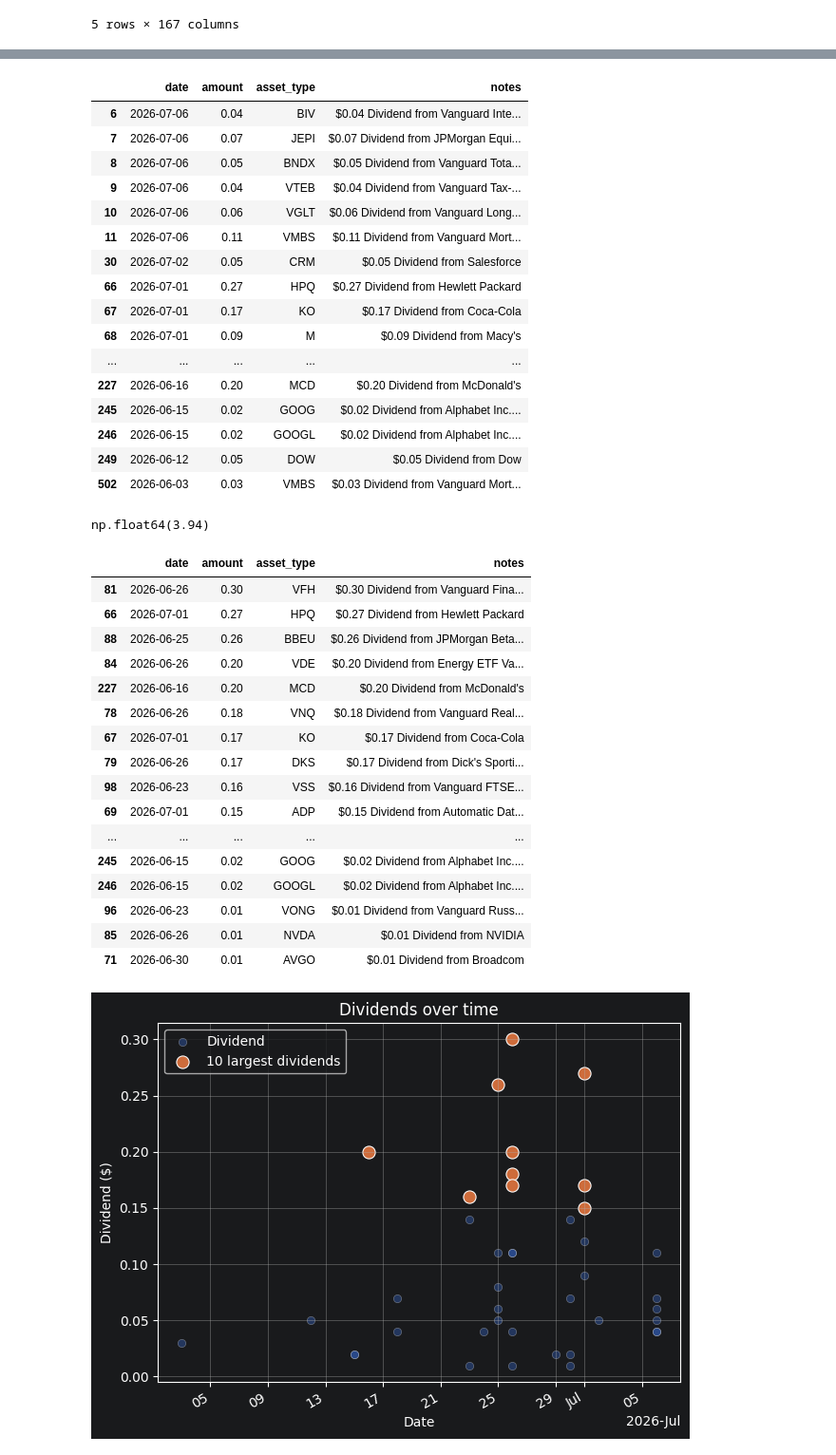
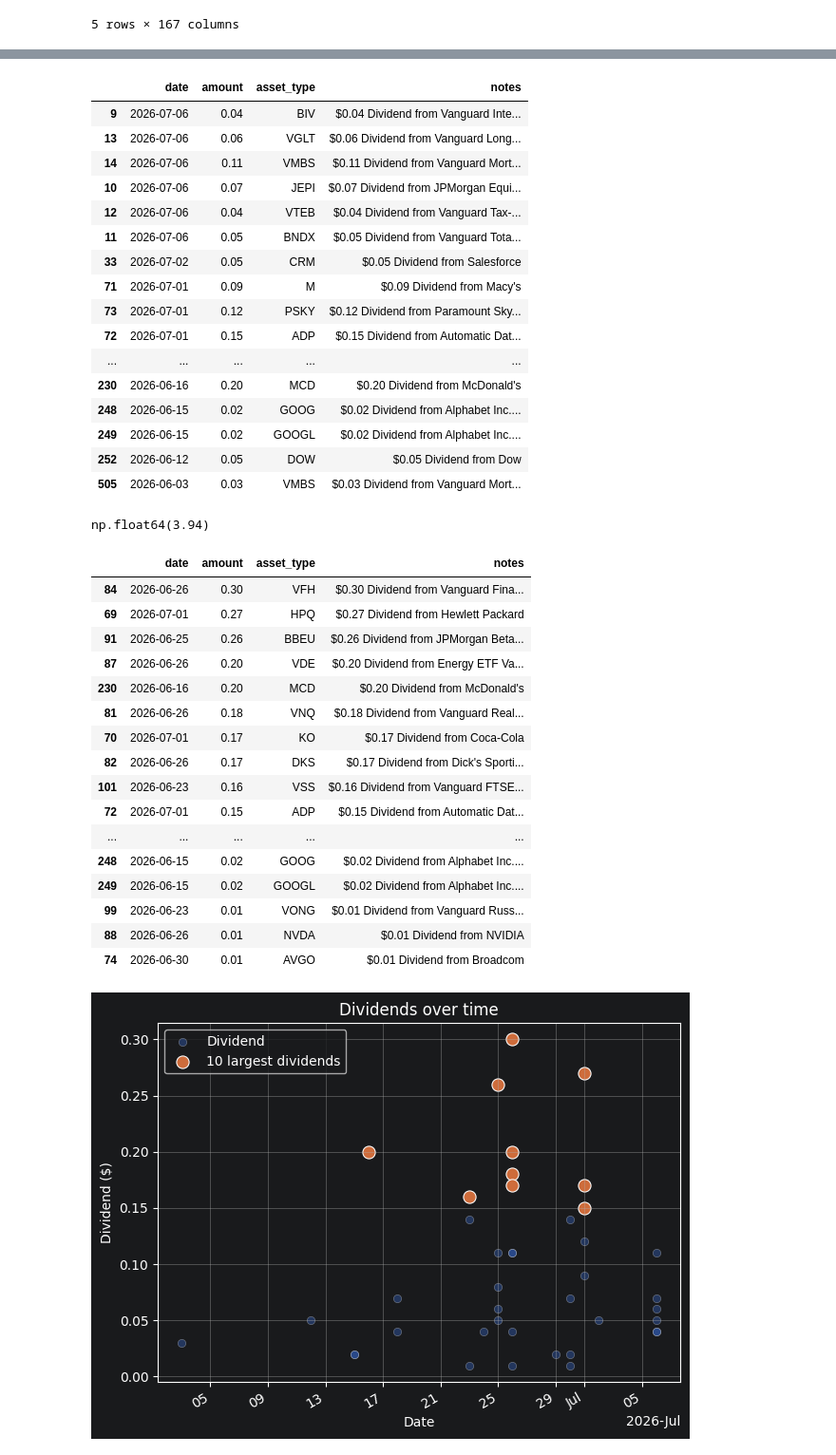
Before and after one commit to matthagy/cashapp_analysis, a Jupyter notebook: scratch0.ipynb, the cells around one changed output, grey strips where cells are left out. Shown at 95% size. Cells and saved outputs as stored; diff of their text form; code cells hidden in the pictures.

```diff
--- a/scratch0.ipynb
+++ b/scratch0.ipynb
@@ -634,29 +634,30 @@ plt.grid()
 # %%
 div_data = (
     data[data['trans_type'] == 'Stock Dividends']
     .drop(columns=['asset_amount', 'fee', 'asset_price', 'trans_id', 'name_trans', 'account', 'currency', 'status',
                    'trans_type', 'net_amount'])
     .assign(date=lambda x: x['date'].dt.date)
+    .sort_values('date', ascending=False)
 )
 div_data
 # %% [output]
 |  | date | amount | asset_type | notes |
-| 6 | 2026-07-06 | 0.04 | BIV | $0.04 Dividend from Vanguard Inte... |
-| 7 | 2026-07-06 | 0.07 | JEPI | $0.07 Dividend from JPMorgan Equi... |
-| 8 | 2026-07-06 | 0.05 | BNDX | $0.05 Dividend from Vanguard Tota... |
-| 9 | 2026-07-06 | 0.04 | VTEB | $0.04 Dividend from Vanguard Tax-... |
-| 10 | 2026-07-06 | 0.06 | VGLT | $0.06 Dividend from Vanguard Long... |
-| 11 | 2026-07-06 | 0.11 | VMBS | $0.11 Dividend from Vanguard Mort... |
-| 30 | 2026-07-02 | 0.05 | CRM | $0.05 Dividend from Salesforce |
-| 66 | 2026-07-01 | 0.27 | HPQ | $0.27 Dividend from Hewlett Packard |
-| 67 | 2026-07-01 | 0.17 | KO | $0.17 Dividend from Coca-Cola |
-| 68 | 2026-07-01 | 0.09 | M | $0.09 Dividend from Macy's |
+| 9 | 2026-07-06 | 0.04 | BIV | $0.04 Dividend from Vanguard Inte... |
+| 13 | 2026-07-06 | 0.06 | VGLT | $0.06 Dividend from Vanguard Long... |
+| 14 | 2026-07-06 | 0.11 | VMBS | $0.11 Dividend from Vanguard Mort... |
+| 10 | 2026-07-06 | 0.07 | JEPI | $0.07 Dividend from JPMorgan Equi... |
+| 12 | 2026-07-06 | 0.04 | VTEB | $0.04 Dividend from Vanguard Tax-... |
+| 11 | 2026-07-06 | 0.05 | BNDX | $0.05 Dividend from Vanguard Tota... |
+| 33 | 2026-07-02 | 0.05 | CRM | $0.05 Dividend from Salesforce |
+| 71 | 2026-07-01 | 0.09 | M | $0.09 Dividend from Macy's |
+| 73 | 2026-07-01 | 0.12 | PSKY | $0.12 Dividend from Paramount Sky... |
+| 72 | 2026-07-01 | 0.15 | ADP | $0.15 Dividend from Automatic Dat... |
 | ... | ... | ... | ... | ... |
-| 227 | 2026-06-16 | 0.20 | MCD | $0.20 Dividend from McDonald's |
-| 245 | 2026-06-15 | 0.02 | GOOG | $0.02 Dividend from Alphabet Inc.... |
-| 246 | 2026-06-15 | 0.02 | GOOGL | $0.02 Dividend from Alphabet Inc.... |
-| 249 | 2026-06-12 | 0.05 | DOW | $0.05 Dividend from Dow |
-| 502 | 2026-06-03 | 0.03 | VMBS | $0.03 Dividend from Vanguard Mort... |
+| 230 | 2026-06-16 | 0.20 | MCD | $0.20 Dividend from McDonald's |
+| 248 | 2026-06-15 | 0.02 | GOOG | $0.02 Dividend from Alphabet Inc.... |
+| 249 | 2026-06-15 | 0.02 | GOOGL | $0.02 Dividend from Alphabet Inc.... |
+| 252 | 2026-06-12 | 0.05 | DOW | $0.05 Dividend from Dow |
+| 505 | 2026-06-03 | 0.03 | VMBS | $0.03 Dividend from Vanguard Mort... |
 # %%
 div_data['amount'].sum()
 # %% [output]
@@ -665,22 +666,22 @@ np.float64(3.94)
 div_data.sort_values('amount', ascending=False)
 # %% [output]
 |  | date | amount | asset_type | notes |
-| 81 | 2026-06-26 | 0.30 | VFH | $0.30 Dividend from Vanguard Fina... |
-| 66 | 2026-07-01 | 0.27 | HPQ | $0.27 Dividend from Hewlett Packard |
-| 88 | 2026-06-25 | 0.26 | BBEU | $0.26 Dividend from JPMorgan Beta... |
-| 84 | 2026-06-26 | 0.20 | VDE | $0.20 Dividend from Energy ETF Va... |
-| 227 | 2026-06-16 | 0.20 | MCD | $0.20 Dividend from McDonald's |
-| 78 | 2026-06-26 | 0.18 | VNQ | $0.18 Dividend from Vanguard Real... |
-| 67 | 2026-07-01 | 0.17 | KO | $0.17 Dividend from Coca-Cola |
-| 79 | 2026-06-26 | 0.17 | DKS | $0.17 Dividend from Dick's Sporti... |
-| 98 | 2026-06-23 | 0.16 | VSS | $0.16 Dividend from Vanguard FTSE... |
-| 69 | 2026-07-01 | 0.15 | ADP | $0.15 Dividend from Automatic Dat... |
+| 84 | 2026-06-26 | 0.30 | VFH | $0.30 Dividend from Vanguard Fina... |
+| 69 | 2026-07-01 | 0.27 | HPQ | $0.27 Dividend from Hewlett Packard |
+| 91 | 2026-06-25 | 0.26 | BBEU | $0.26 Dividend from JPMorgan Beta... |
+| 87 | 2026-06-26 | 0.20 | VDE | $0.20 Dividend from Energy ETF Va... |
+| 230 | 2026-06-16 | 0.20 | MCD | $0.20 Dividend from McDonald's |
+| 81 | 2026-06-26 | 0.18 | VNQ | $0.18 Dividend from Vanguard Real... |
+| 70 | 2026-07-01 | 0.17 | KO | $0.17 Dividend from Coca-Cola |
+| 82 | 2026-06-26 | 0.17 | DKS | $0.17 Dividend from Dick's Sporti... |
+| 101 | 2026-06-23 | 0.16 | VSS | $0.16 Dividend from Vanguard FTSE... |
+| 72 | 2026-07-01 | 0.15 | ADP | $0.15 Dividend from Automatic Dat... |
 | ... | ... | ... | ... | ... |
-| 245 | 2026-06-15 | 0.02 | GOOG | $0.02 Dividend from Alphabet Inc.... |
-| 246 | 2026-06-15 | 0.02 | GOOGL | $0.02 Dividend from Alphabet Inc.... |
-| 96 | 2026-06-23 | 0.01 | VONG | $0.01 Dividend from Vanguard Russ... |
-| 85 | 2026-06-26 | 0.01 | NVDA | $0.01 Dividend from NVIDIA |
-| 71 | 2026-06-30 | 0.01 | AVGO | $0.01 Dividend from Broadcom |
+| 248 | 2026-06-15 | 0.02 | GOOG | $0.02 Dividend from Alphabet Inc.... |
+| 249 | 2026-06-15 | 0.02 | GOOGL | $0.02 Dividend from Alphabet Inc.... |
+| 99 | 2026-06-23 | 0.01 | VONG | $0.01 Dividend from Vanguard Russ... |
+| 88 | 2026-06-26 | 0.01 | NVDA | $0.01 Dividend from NVIDIA |
+| 74 | 2026-06-30 | 0.01 | AVGO | $0.01 Dividend from Broadcom |
 # %%
 d = div_data.copy()
 d["Date"] = pd.to_datetime(d["date"])
```
Also changed, not shown: parts of 40 cells of this notebook, 1 other file.
